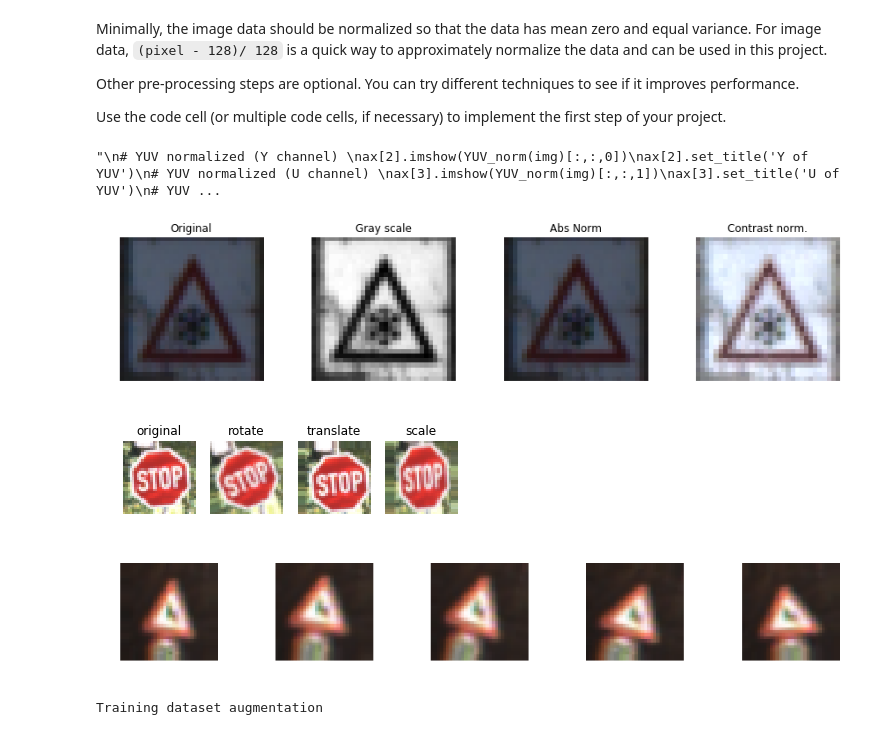
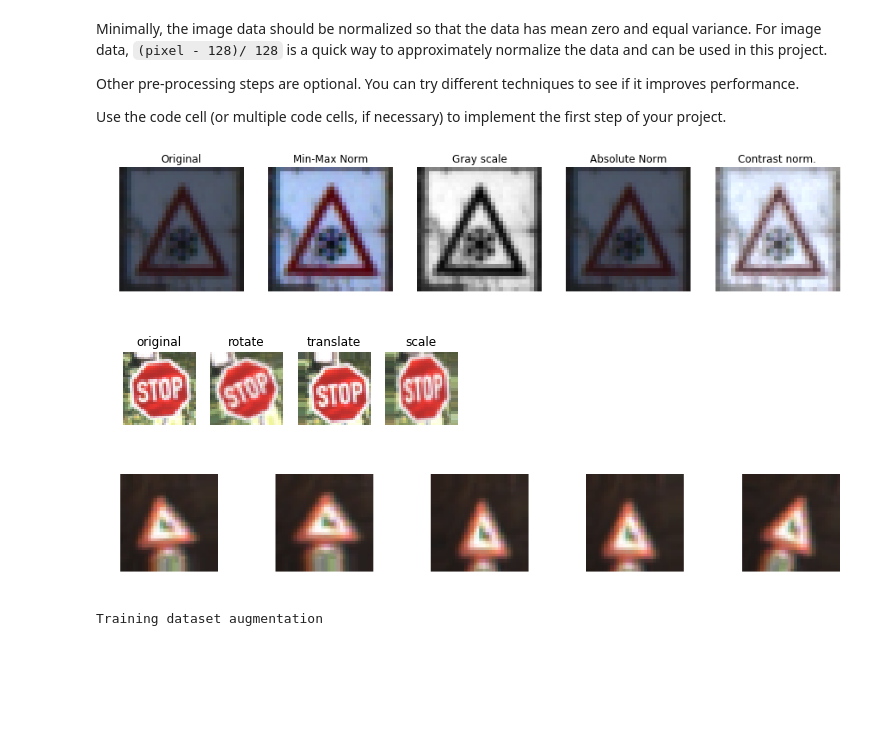
Before and after one commit to ccoovrey/auto_car, a Jupyter notebook: deeplearn/traffic_sign/Traffic_Sign_Classifier.ipynb, the cells around one changed output. Drawn from its saved outputs; the diff is of its cells as text; code cells hidden in the pictures; blank space fills up the shorter version.

```diff
--- a/deeplearn/traffic_sign/Traffic_Sign_Classifier.ipynb
+++ b/deeplearn/traffic_sign/Traffic_Sign_Classifier.ipynb
@@ -168,7 +168,7 @@ import matplotlib.image as mpimg
 import random
 import cv2
 
-def display_sample_images(X_data, y_data, i_start='random') :
+def display_images(X_data, y_data, i_start='random') :
     """
     Displays images from each class
     """
@@ -185,7 +185,7 @@ def display_sample_images(X_data, y_data, i_start='random') :
             ax.imshow(X_train[i_img])
         ax.axis('off')
 
-def split_by_class(y_data) :
+def split_class(y_data) :
     """
     Returns a dictionary: keys = class labels,
     key values = list indices of class labels
@@ -205,77 +205,57 @@ def split_by_class(y_data) :
 import random
 from sklearn.utils import shuffle
 
-def MinMaxNorm(image, a=-.5, b=.5) :
+def min_max_norm(image, a=-.5, b=.5) :
     Xmin, Xmax = np.min(image), np.max(image)
     return (image-Xmin)*(b-a)/(Xmax-Xmin)
 
-def AbsNorm(image, a=-.5, b=0.5, col_min=0, col_max=255) :
+def abs_norm(image, a=-.5, b=0.5, col_min=0, col_max=255) :
     return (image-col_min)*(b-a)/(col_max-col_min)
 
 def grayscale_norm(image) :
     # convert to grayscale
     img = cv2.cvtColor(image, cv2.COLOR_BGR2GRAY)
     return MinMaxNorm(img)
-'''
-def YUV_norm(image) :
-    # convert to YUV color space
-    new_image = cv2.cvtColor(image, cv2.COLOR_BGR2YUV)
-    # normalize the Y channel
-    [y,u,v] = [new_image[:,:,i] for i in range(3)]
-    new_image = np.zeros(image.shape)
-    new_image[:,:,0] = MinMaxNorm(y)
-    new_image[:,:,1],new_image[:,:,2] = AbsNorm(u), AbsNorm(v)
-    return new_image
-'''
+
 def contrast_norm(image) :
     # convert to  lab colorspace
     lab= cv2.cvtColor(image, cv2.COLOR_BGR2LAB)
-    # apply adative histogram equalization
+    # apply equalization
     l = lab[:,:,0]
     clahe = cv2.createCLAHE(clipLimit=5.0, tileGridSize=(4,4))
     cl = clahe.apply(l)
     lab[:,:,0] = cl
-    # convert back to RGB and scale values
+    # convert to RGB and scale
     img =  cv2.cvtColor(lab, cv2.COLOR_LAB2BGR)
     new_img = np.zeros(image.shape)
     for i in range(3) :
         new_img[:,:,i] = AbsNorm(img[:,:,i])
     return new_img
 
 img_index = split_by_class(y_train)
 img = X_train[img_index[30][20]]
-fig, ax = plt.subplots(1,4, figsize=(15,3))
+fig, ax = plt.subplots(1,5, figsize=(15,3))
 for axes in ax :
     axes.axis('off')
+
 # original image
 ax[0].imshow(img)
 ax[0].set_title('Original')
+# min-max normalized
+ax[1].imshow(min_max_norm(img))
+ax[1].set_title('Min-Max Norm')
 # grayscale normalized
-ax[1].imshow(grayscale_norm(img), cmap='gray')
-ax[1].set_title('Gray scale')
+ax[2].imshow(grayscale_norm(img), cmap='gray')
+ax[2].set_title('Gray scale')
 # absnorm
-ax[2].imshow(AbsNorm(img))
-ax[2].set_title('Abs Norm')
+ax[3].imshow(abs_norm(img))
+ax[3].set_title('Absolute Norm')
 # Contrast normalized
-ax[3].imshow(contrast_norm(img))
-ax[3].set_title('Contrast norm.')
-'''
-# YUV normalized (Y channel)
-ax[2].imshow(YUV_norm(img)[:,:,0])
-ax[2].set_title('Y of YUV')
-# YUV normalized (U channel)
-ax[3].imshow(YUV_norm(img)[:,:,1])
-ax[3].set_title('U of YUV')
-# YUV normalized (V channel)
-ax[4].imshow(YUV_norm(img)[:,:,2])
-ax[4].set_title('V of YUV')
-# Contrast normalized
-ax[5].imshow(contrast_norm(img))
-ax[5].set_title('Contrast norm.')
-'''
+ax[4].imshow(contrast_norm(img))
+ax[4].set_title('Contrast norm.')
+plt.show()
 # %% [output]
-"\n# YUV normalized (Y channel) \nax[2].imshow(YUV_norm(img)[:,:,0])\nax[2].set_title('Y of YUV')\n# YUV normalized (U channel) \nax[3].imshow(YUV_norm(img)[:,:,1])\nax[3].set_title('U of YUV')\n# YUV ...
-[figure, old version]
+[figure, new version]
 # %%
 # geometric transformations
 
@@ -318,7 +298,7 @@ for i,transform in enumerate([original, rotate, translate, scale]) :
 # %% [output]
 [figure]
 # %%
-# implement random transforms
+# random transforms
 random_scale = lambda img : scale(img, x_scale=random.uniform(0.85,1.1), y_scale=random.uniform(0.85,1.1))
 random_translate = lambda img : translate(img, delta_x=random.randint(-2,2), delta_y=random.randint(-2,2))
 random_rotate = lambda img : rotate(img, theta=random.uniform(-17.,17.))
@@ -331,15 +311,13 @@ def random_transform(img) :
         new_img = transform(new_img)
     return new_img
 
-# check
-#img = X_train[img_index[21][10]]
 img = X_train[img_index[21][5]]
 fig, ax = plt.subplots(1,5, figsize=(15,2))
 for i in range(5) :
     ax[i].imshow(random_transform(img))
     ax[i].axis('off')
 # %% [output]
-[figure, old version]
+[figure, new version]
 # %%
 from tqdm import tqdm
 
```
Also changed, not shown: parts of 11 cells of this notebook, 3 other files.
